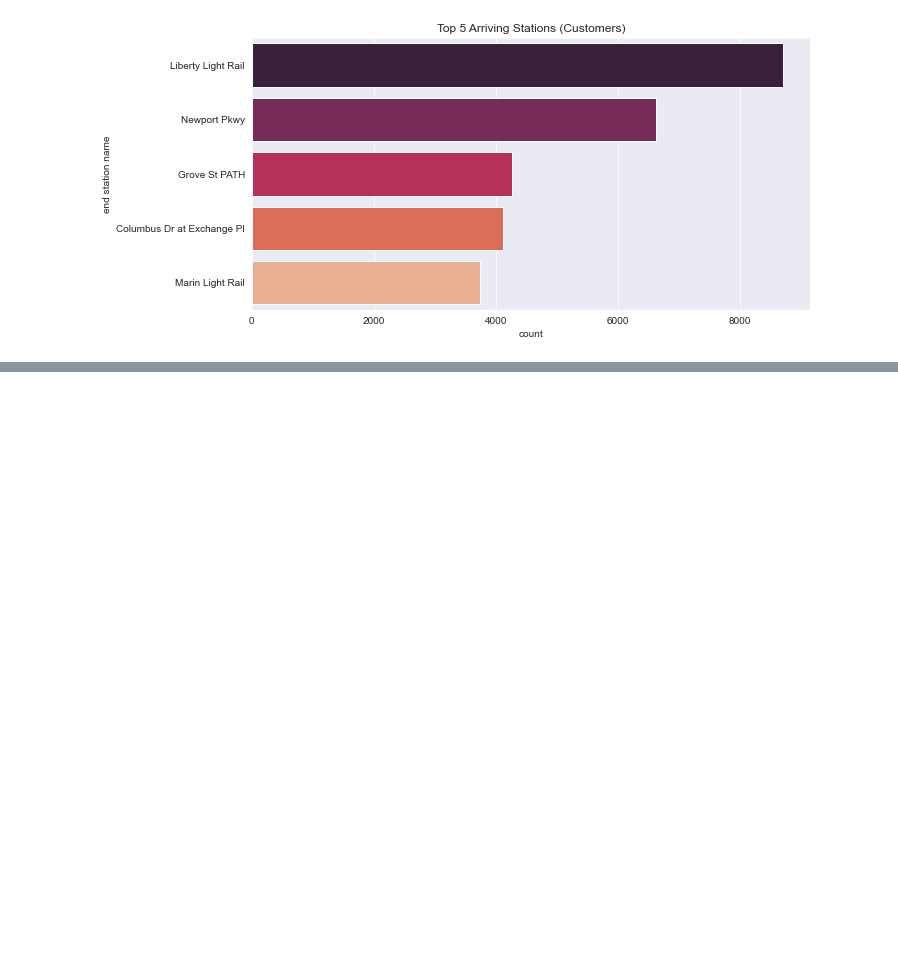
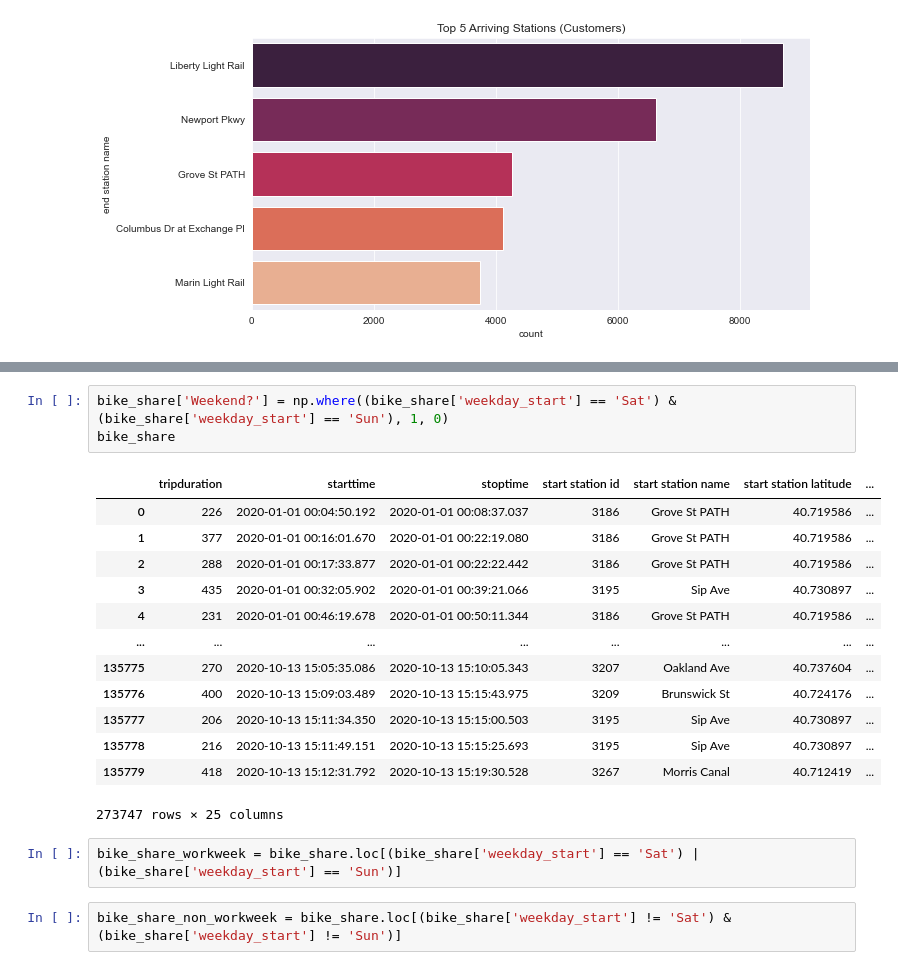
Before and after one commit to ss2204/Project1---Northwestern, a Jupyter notebook: newyork_bikes.ipynb, the cells around one changed output, grey strips where cells are left out. Drawn from its saved outputs; the diff is of its cells as text; blank space fills up the shorter version.

```diff
--- a/newyork_bikes.ipynb
+++ b/newyork_bikes.ipynb
@@ -1639,0 +1698,21 @@ plt.show()
+# %%
+bike_share['Weekend?'] = np.where((bike_share['weekday_start'] == 'Sat') & (bike_share['weekday_start'] == 'Sun'), 1, 0)
+bike_share
+# %% [output]
+|  | tripduration | starttime | stoptime | start station id | start station name | start station latitude | ... |
+| 0 | 226 | 2020-01-01 00:04:50.192 | 2020-01-01 00:08:37.037 | 3186 | Grove St PATH | 40.719586 | ... |
+| 1 | 377 | 2020-01-01 00:16:01.670 | 2020-01-01 00:22:19.080 | 3186 | Grove St PATH | 40.719586 | ... |
+| 2 | 288 | 2020-01-01 00:17:33.877 | 2020-01-01 00:22:22.442 | 3186 | Grove St PATH | 40.719586 | ... |
+| 3 | 435 | 2020-01-01 00:32:05.902 | 2020-01-01 00:39:21.066 | 3195 | Sip Ave | 40.730897 | ... |
+| 4 | 231 | 2020-01-01 00:46:19.678 | 2020-01-01 00:50:11.344 | 3186 | Grove St PATH | 40.719586 | ... |
+| ... | ... | ... | ... | ... | ... | ... | ... |
+| 135775 | 270 | 2020-10-13 15:05:35.086 | 2020-10-13 15:10:05.343 | 3207 | Oakland Ave | 40.737604 | ... |
+| 135776 | 400 | 2020-10-13 15:09:03.489 | 2020-10-13 15:15:43.975 | 3209 | Brunswick St | 40.724176 | ... |
+| 135777 | 206 | 2020-10-13 15:11:34.350 | 2020-10-13 15:15:00.503 | 3195 | Sip Ave | 40.730897 | ... |
+| 135778 | 216 | 2020-10-13 15:11:49.151 | 2020-10-13 15:15:25.693 | 3195 | Sip Ave | 40.730897 | ... |
+| 135779 | 418 | 2020-10-13 15:12:31.792 | 2020-10-13 15:19:30.528 | 3267 | Morris Canal | 40.712419 | ... |
+273747 rows × 25 columns
+# %%
+bike_share_workweek = bike_share.loc[(bike_share['weekday_start'] == 'Sat') | (bike_share['weekday_start'] == 'Sun')]
+# %%
+bike_share_non_workweek = bike_share.loc[(bike_share['weekday_start'] != 'Sat') & (bike_share['weekday_start'] != 'Sun')]
```
Also changed, not shown: parts of 33 cells of this notebook, 13 other files.
